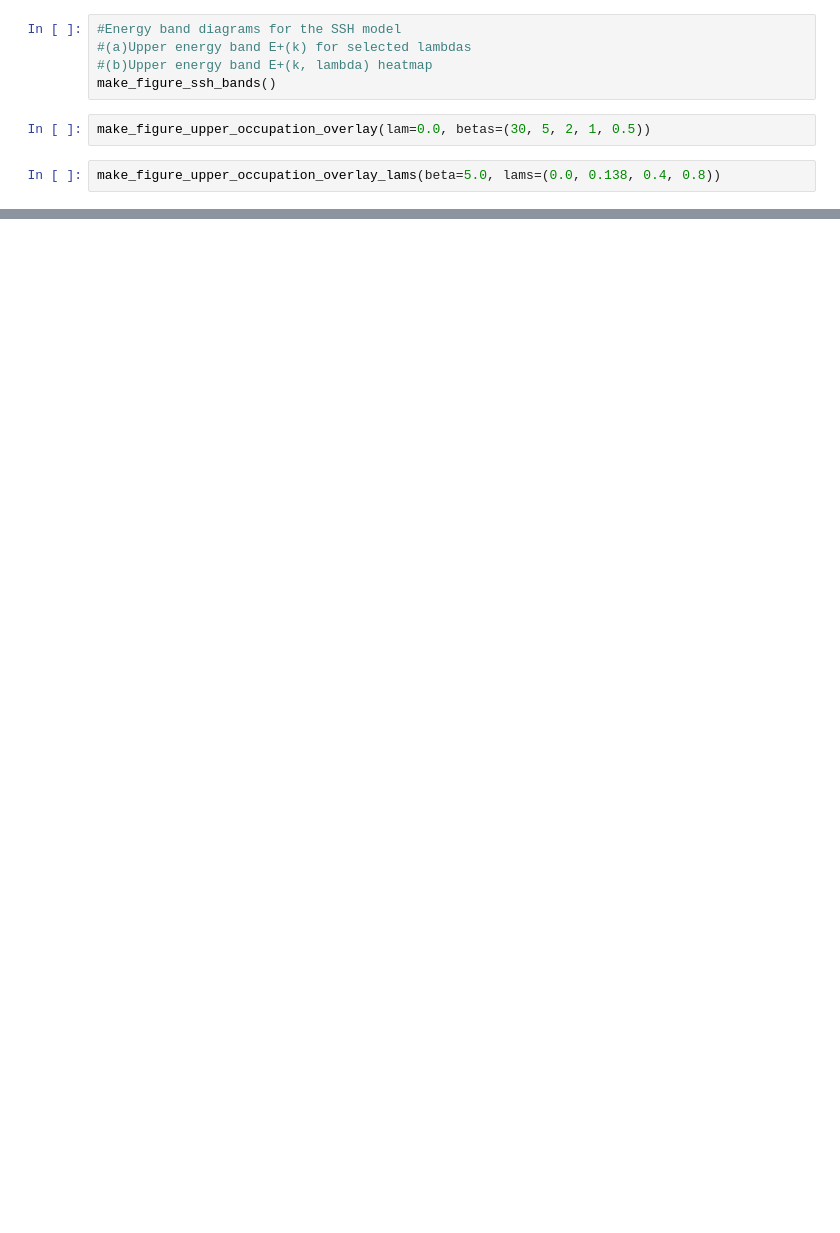
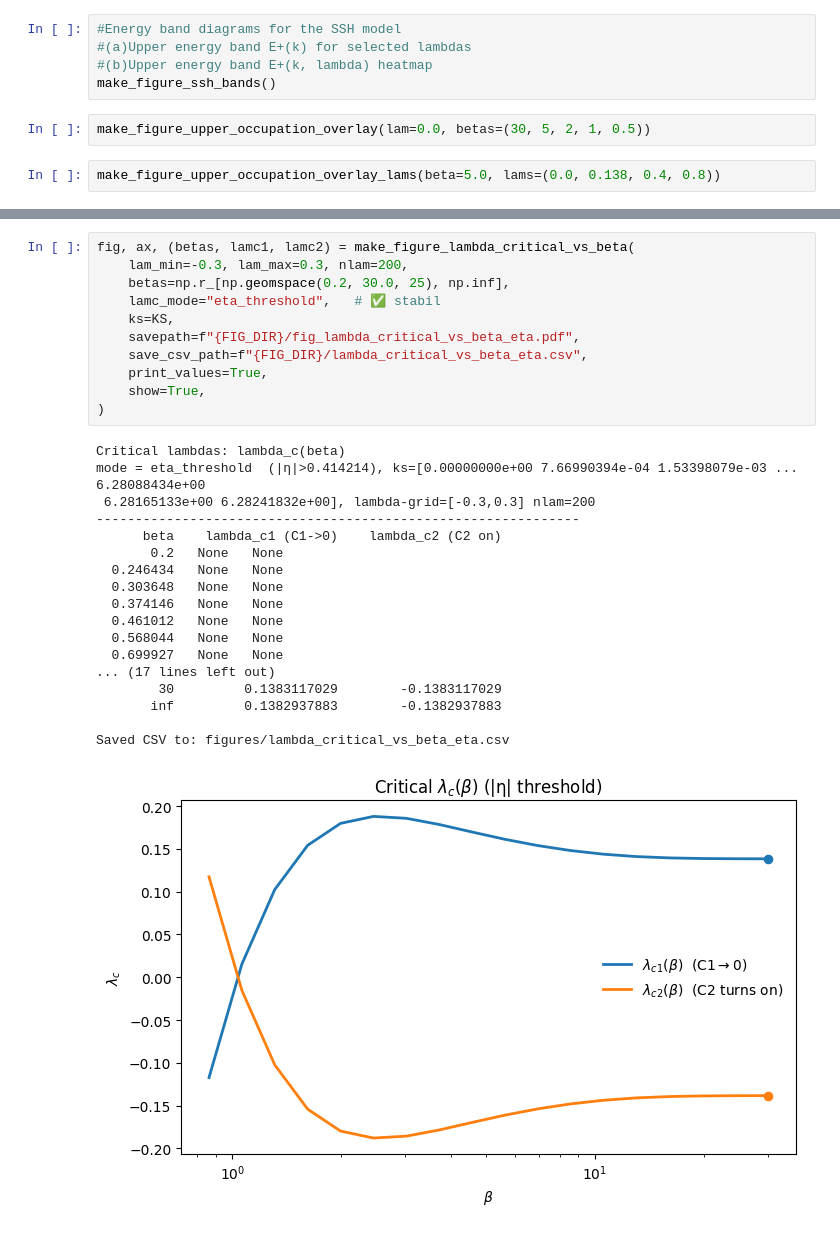
Before and after one commit to zeynepnursahinel/valorization-periodic-chain, a Jupyter notebook: periodic_chain.ipynb, the cells around one changed output, grey strips where cells are left out. Cells and saved outputs as stored; diff of their text form; blank space fills up the shorter version.

```diff
--- a/periodic_chain.ipynb
+++ b/periodic_chain.ipynb
@@ -299,0 +1055,30 @@ make_figure_concurrence_vs_lambda(beta=np.inf)
+# %%
+fig, ax, (betas, lamc1, lamc2) = make_figure_lambda_critical_vs_beta(
+    lam_min=-0.3, lam_max=0.3, nlam=200,
+    betas=np.r_[np.geomspace(0.2, 30.0, 25), np.inf],
+    lamc_mode="eta_threshold",   # ✅ stabil
+    ks=KS,
+    savepath=f"{FIG_DIR}/fig_lambda_critical_vs_beta_eta.pdf",
+    save_csv_path=f"{FIG_DIR}/lambda_critical_vs_beta_eta.csv",
+    print_values=True,
+    show=True,
+)
+# %% [output]
+Critical lambdas: lambda_c(beta)
+mode = eta_threshold  (|η|>0.414214), ks=[0.00000000e+00 7.66990394e-04 1.53398079e-03 ... 6.28088434e+00
+ 6.28165133e+00 6.28241832e+00], lambda-grid=[-0.3,0.3] nlam=200
+--------------------------------------------------------------
+      beta    lambda_c1 (C1->0)    lambda_c2 (C2 on)
+       0.2   None   None
+  0.246434   None   None
+  0.303648   None   None
+  0.374146   None   None
+  0.461012   None   None
+  0.568044   None   None
+  0.699927   None   None
+... (17 lines left out)
+        30         0.1383117029        -0.1383117029
+       inf         0.1382937883        -0.1382937883
+
+Saved CSV to: figures/lambda_critical_vs_beta_eta.csv
+[figure, added]
```
Also changed, not shown: parts of 24 cells of this notebook, 23 other files.
